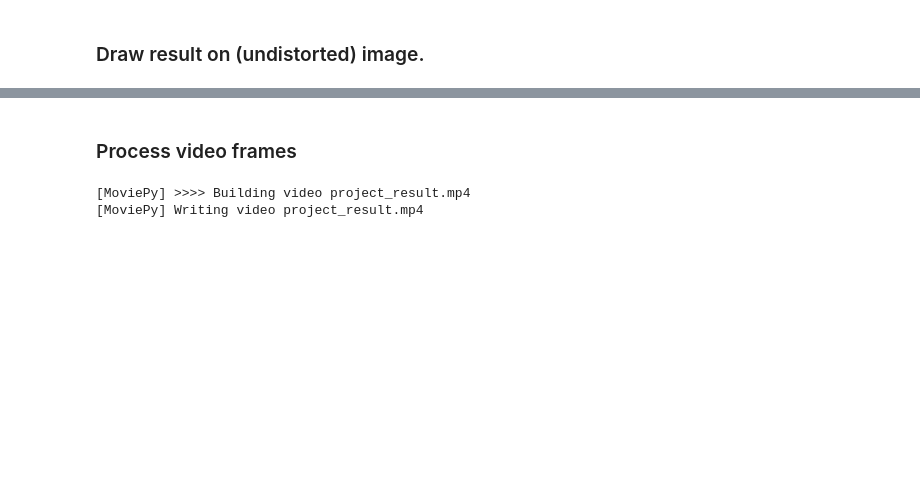
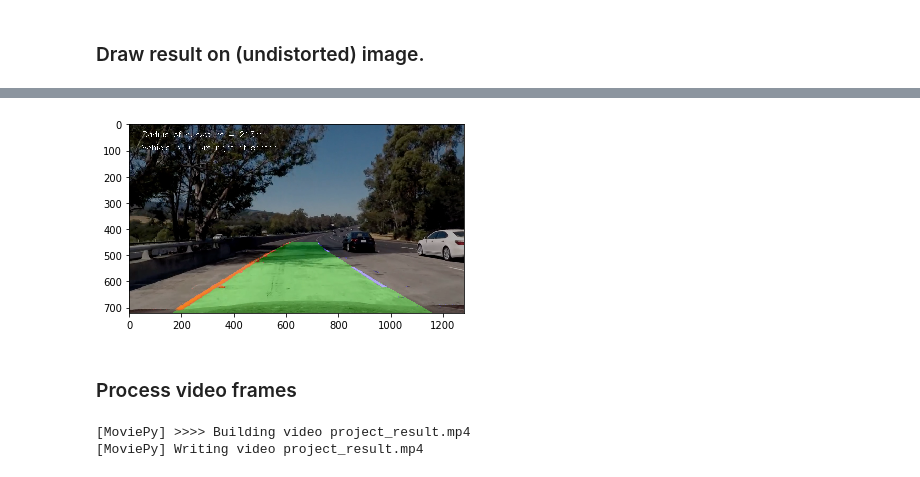
Before and after one commit to sf624/CarND-Advanced-Lane-Lines, a Jupyter notebook: Project notebook.ipynb, the cells around one changed output, grey strips where cells are left out. Drawn from its saved outputs; the diff is of its cells as text; code cells hidden in the pictures; blank space fills up the shorter version.

```diff
--- a/Project notebook.ipynb
+++ b/Project notebook.ipynb
@@ -376,2 +363,27 @@ plt.show()
+# %%
+def draw_text(img, Left_lane, Right_lane):
+    left_curverad = float(Left_lane.radius_of_curvature)
+    right_curverad = float(Right_lane.radius_of_curvature)
+    curverad = 1/(0.5*(1/left_curverad+1/right_curverad))
+    fontscale = 1.0
+    color=(255, 255, 255)
+    fontface = cv2.FONT_HERSHEY_SIMPLEX
+    cv2.putText(img,"Radius of curvature = " + str(int(curverad)) + "m",(50,50),fontface,fontscale,color)
+
+    offset_px = (Right_lane.bestx[-1] + Left_lane.bestx[-1])/2 - 640
+    direction = "left" if offset_px < 0 else "right"
+    offset_m_abs = np.abs(offset_px)*3.7/670
+    cv2.putText(img,"Vehicle is " + '%.2f' % offset_m_abs + "m " + direction + " of center",(50,100),fontface,fontscale,color)
+
+    return img
+# %%
+result = draw_text(result, Left_lane, Right_lane)
+plt.imshow(result)
+plt.xlim(0, 1280)
+plt.ylim(720, 0)
+plt.show()
+mpimg.imsave("test.jpg", result)
+# %% [output]
+[figure, added]
 # %% [markdown]
 ### Process video frames
```
Also changed, not shown: parts of 18 cells of this notebook, 4 other files.
